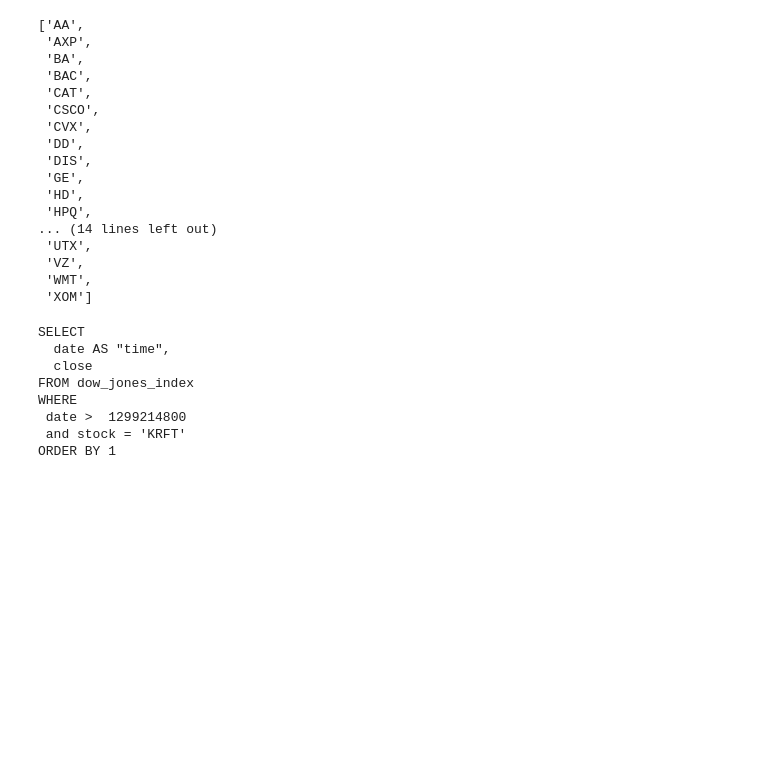
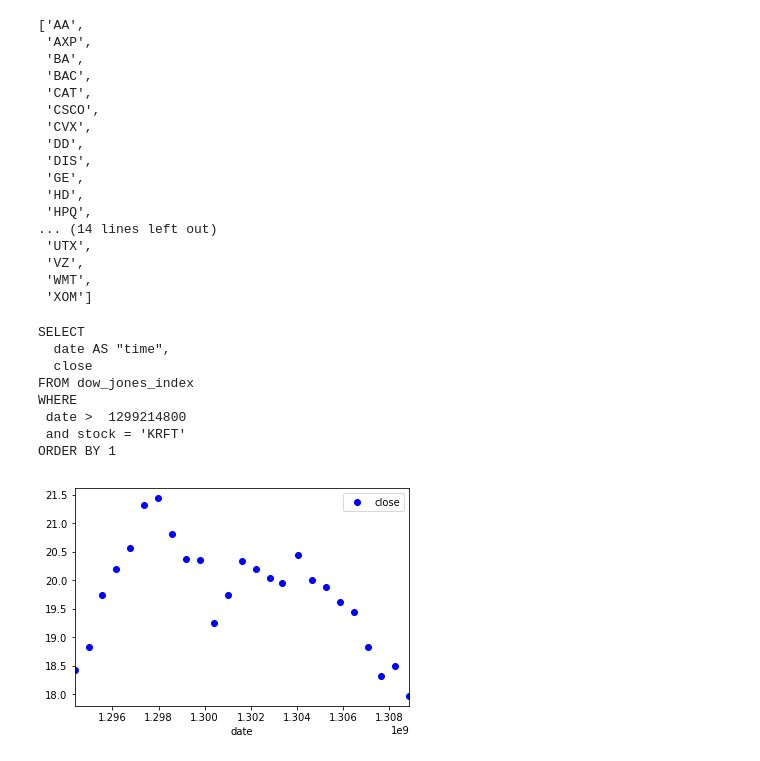
Before and after one commit to spookiestevie/data-processing, a Jupyter notebook: dowjonesindex data processing.ipynb, the cells around one changed output. Saved outputs shown, nothing was run; the diff lists cells and outputs as text; code cells hidden in the pictures; blank space fills up the shorter version.

Commit message:
plot price on graph

```diff
--- a/dowjonesindex data processing.ipynb
+++ b/dowjonesindex data processing.ipynb
@@ -254,3 +186,19 @@ WHERE
  date >  1299214800
  and stock = 'KRFT'
 ORDER BY 1
+# %%
+#matplotlib graph function, choose stock from above (date in unix time)
+from matplotlib import *
+from pylab import *
+def price_graph(stock, data):
+    stock=stock.upper()
+    x='date'
+    y='close'
+    stock = data.loc[data['stock'] == stock] #rows with stock 'stock'
+    stock.plot(x='date',y='close', style='bo')
+
+    plt.show()
+# %%
+price_graph('ge',data)
+# %% [output]
+[figure, added]
```
Also changed, not shown: parts of 13 cells of this notebook.
